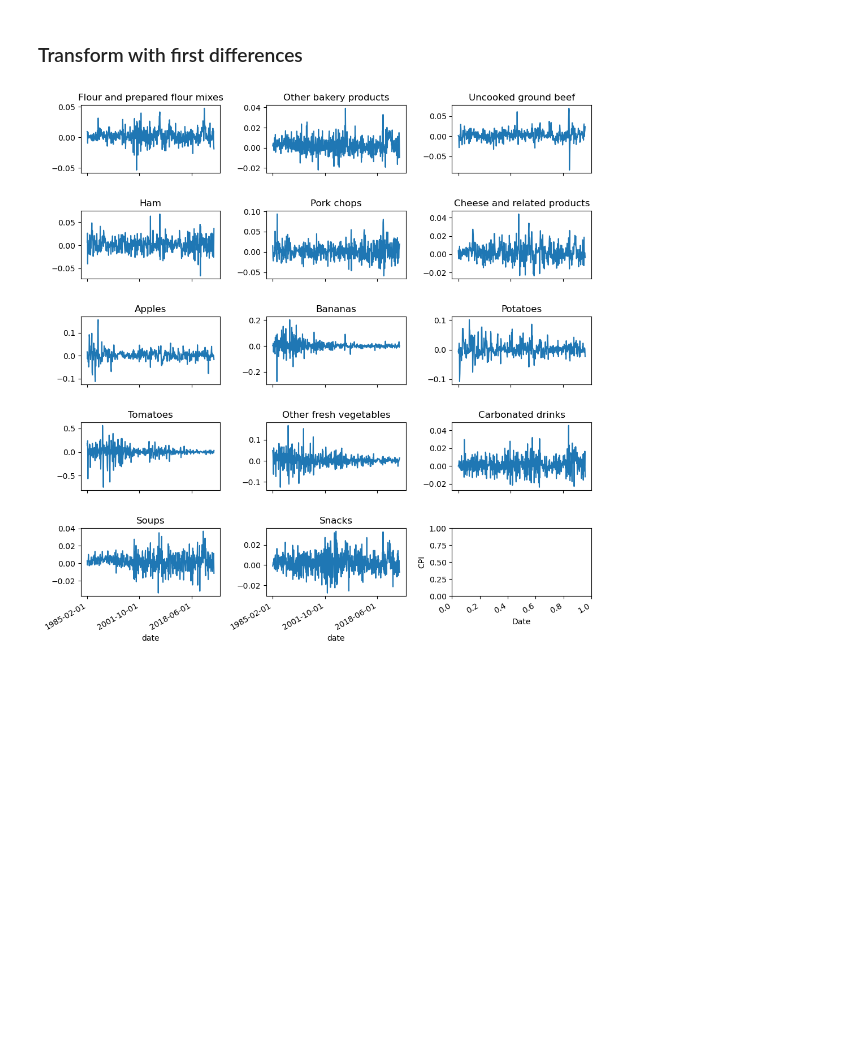
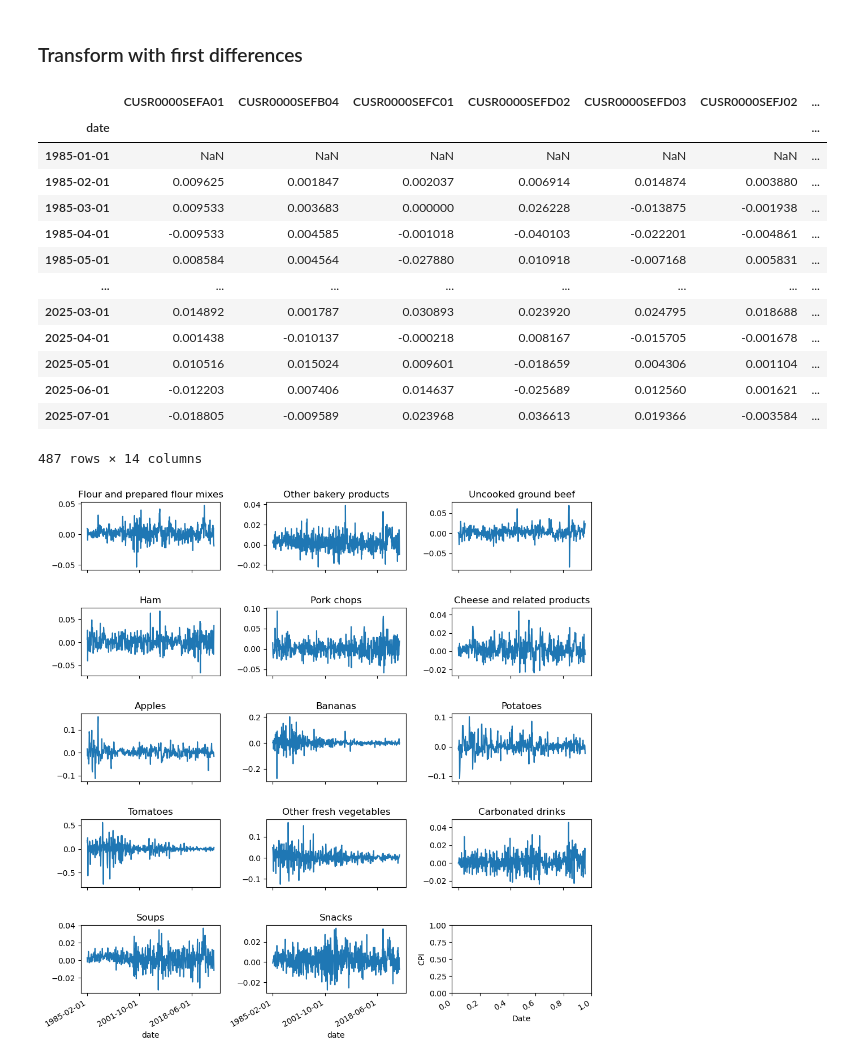
Before and after one commit to Erdos-Projects/fall-2025-food-price-forecasting, a Jupyter notebook: src/eda/EDA.ipynb, the cells around one changed output. Saved outputs shown, nothing was run; the diff lists cells and outputs as text; code cells hidden in the pictures; blank space fills up the shorter version.

```diff
--- a/src/eda/EDA.ipynb
+++ b/src/eda/EDA.ipynb
@@ -182,7 +182,22 @@ Loss function should be informed by use of the model.
 # %%
 # time series plots
 df_first_diff = np.log(df).diff()
-#df_first_diff
+df_first_diff
+# %% [output]
+|  | CUSR0000SEFA01 | CUSR0000SEFB04 | CUSR0000SEFC01 | CUSR0000SEFD02 | CUSR0000SEFD03 | CUSR0000SEFJ02 | ... |
+| date |  |  |  |  |  |  | ... |
+| 1985-01-01 | NaN | NaN | NaN | NaN | NaN | NaN | ... |
+| 1985-02-01 | 0.009625 | 0.001847 | 0.002037 | 0.006914 | 0.014874 | 0.003880 | ... |
+| 1985-03-01 | 0.009533 | 0.003683 | 0.000000 | 0.026228 | -0.013875 | -0.001938 | ... |
+| 1985-04-01 | -0.009533 | 0.004585 | -0.001018 | -0.040103 | -0.022201 | -0.004861 | ... |
+| 1985-05-01 | 0.008584 | 0.004564 | -0.027880 | 0.010918 | -0.007168 | 0.005831 | ... |
+| ... | ... | ... | ... | ... | ... | ... | ... |
+| 2025-03-01 | 0.014892 | 0.001787 | 0.030893 | 0.023920 | 0.024795 | 0.018688 | ... |
+| 2025-04-01 | 0.001438 | -0.010137 | -0.000218 | 0.008167 | -0.015705 | -0.001678 | ... |
+| 2025-05-01 | 0.010516 | 0.015024 | 0.009601 | -0.018659 | 0.004306 | 0.001104 | ... |
+| 2025-06-01 | -0.012203 | 0.007406 | 0.014637 | -0.025689 | 0.012560 | 0.001621 | ... |
+| 2025-07-01 | -0.018805 | -0.009589 | 0.023968 | 0.036613 | 0.019366 | -0.003584 | ... |
+487 rows × 14 columns
 # %%
 my_grid_plot(df_first_diff, option="timeseries", title='description')
 # %% [output]
```
Also changed, not shown: parts of 12 cells of this notebook.
